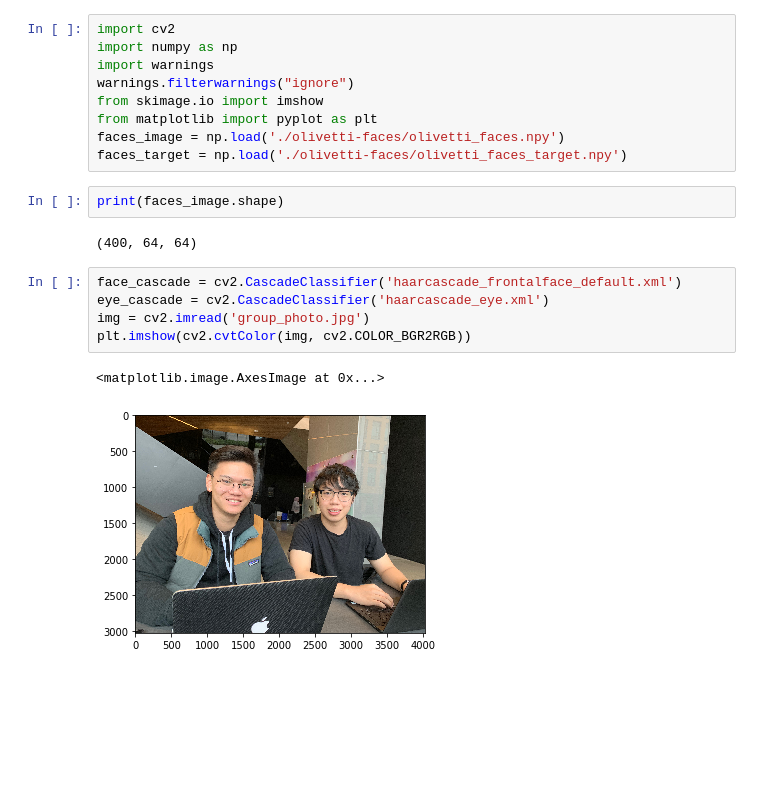
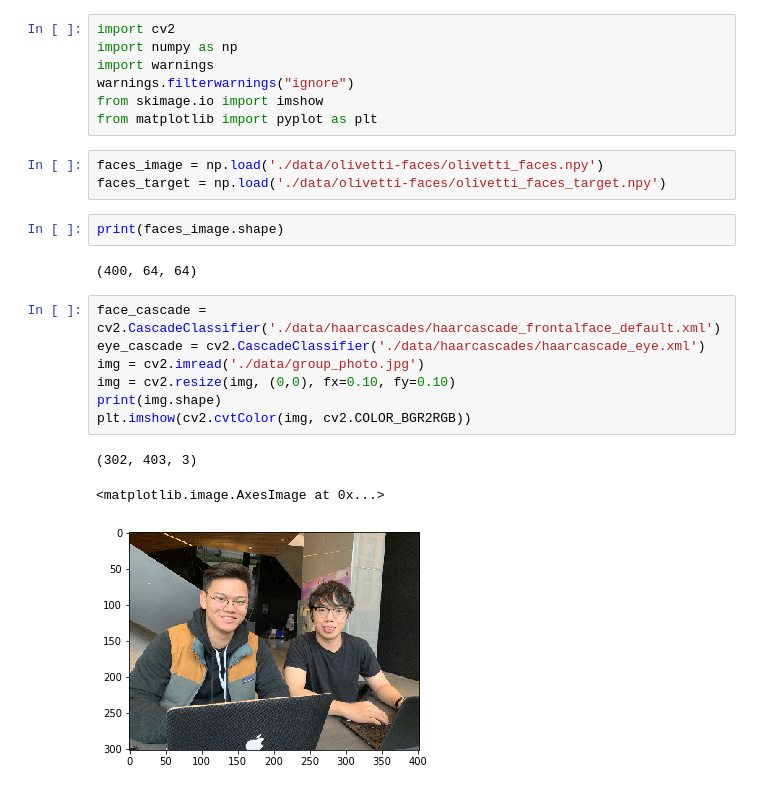
Before and after one commit to ryanmklee/PCAifyMe, a Jupyter notebook: PCA.ipynb, the cells around one changed output. Drawn from its saved outputs; the diff is of its cells as text; blank space fills up the shorter version.

```diff
--- a/PCA.ipynb
+++ b/PCA.ipynb
@@ -5,17 +5,21 @@ import warnings
 warnings.filterwarnings("ignore")
 from skimage.io import imshow
 from matplotlib import pyplot as plt
-faces_image = np.load('./olivetti-faces/olivetti_faces.npy')
-faces_target = np.load('./olivetti-faces/olivetti_faces_target.npy')
+# %%
+faces_image = np.load('./data/olivetti-faces/olivetti_faces.npy')
+faces_target = np.load('./data/olivetti-faces/olivetti_faces_target.npy')
 # %%
 print(faces_image.shape)
 # %% [output]
 (400, 64, 64)
 # %%
-face_cascade = cv2.CascadeClassifier('haarcascade_frontalface_default.xml')
-eye_cascade = cv2.CascadeClassifier('haarcascade_eye.xml')
-img = cv2.imread('group_photo.jpg')
+face_cascade = cv2.CascadeClassifier('./data/haarcascades/haarcascade_frontalface_default.xml')
+eye_cascade = cv2.CascadeClassifier('./data/haarcascades/haarcascade_eye.xml')
+img = cv2.imread('./data/group_photo.jpg')
+img = cv2.resize(img, (0,0), fx=0.10, fy=0.10)
+print(img.shape)
 plt.imshow(cv2.cvtColor(img, cv2.COLOR_BGR2RGB))
 # %% [output]
-<matplotlib.image.AxesImage at 0x...>
+(302, 403, 3)
+<matplotlib.image.AxesImage at 0x...>
-[figure, old version]
+[figure, new version]
```
Also changed, not shown: parts of 9 cells of this notebook.
